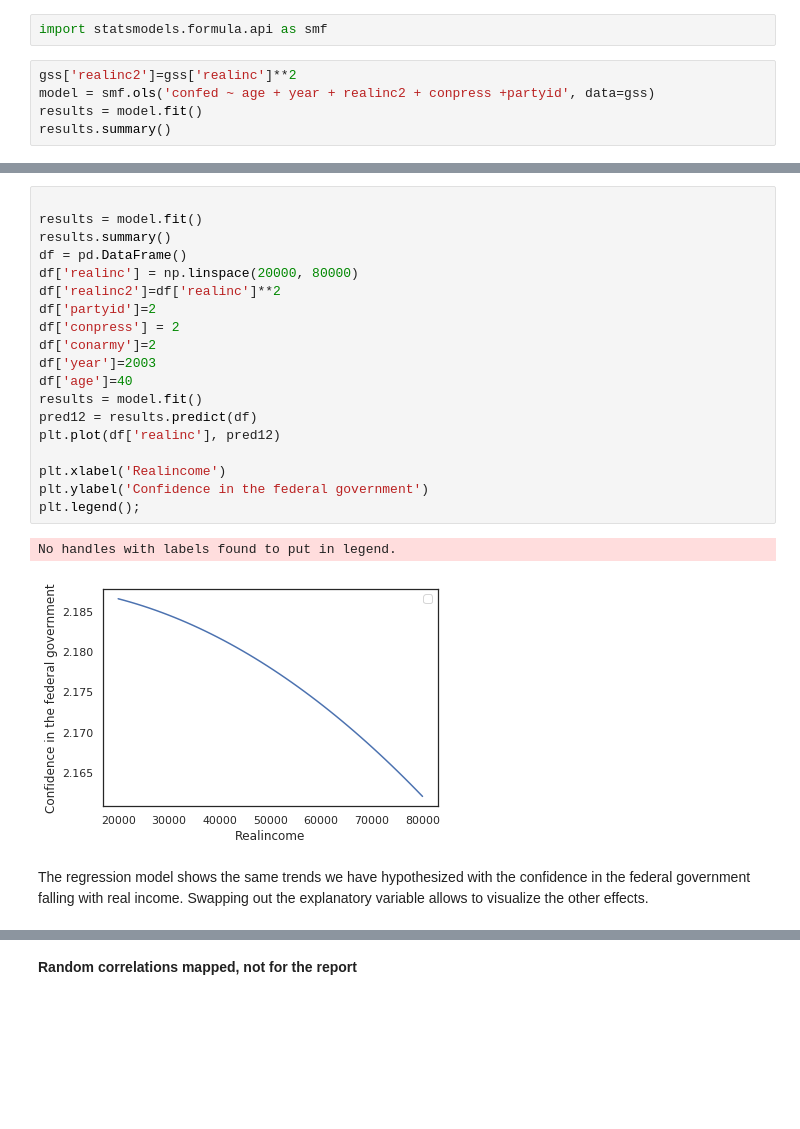
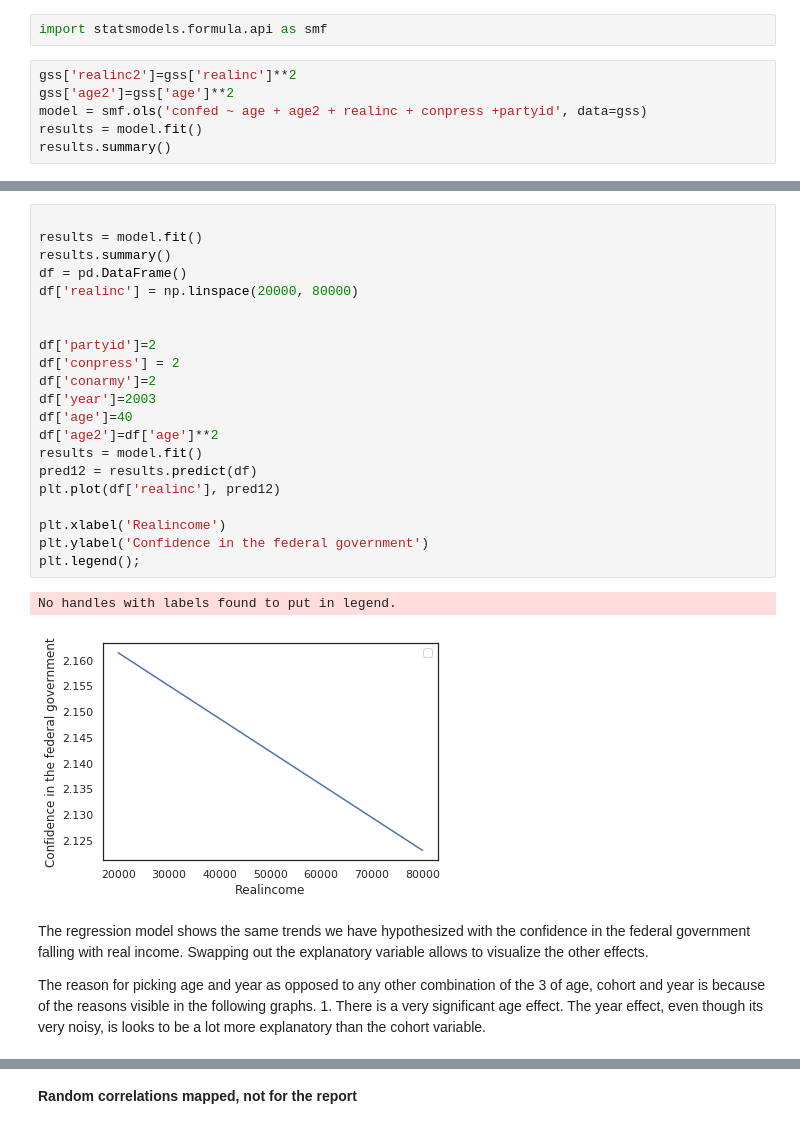
Before and after one commit to ssreekanth2000/project_2, a Jupyter notebook: project02.ipynb, the cells around one changed output, grey strips where cells are left out. Drawn from its saved outputs; the diff is of its cells as text; blank space fills up the shorter version.

```diff
--- a/project02.ipynb
+++ b/project02.ipynb
@@ -264,7 +295,8 @@ Looking at these correlations, the increased trust in the government, particular
 import statsmodels.formula.api as smf
 # %%
 gss['realinc2']=gss['realinc']**2
-model = smf.ols('confed ~ age + year + realinc2 + conpress +partyid', data=gss)
+gss['age2']=gss['age']**2
+model = smf.ols('confed ~ age + age2 + realinc + conpress +partyid', data=gss)
 results = model.fit()
 results.summary()
 # %% [output]
@@ -296,24 +328,28 @@ strong multicollinearity or other numerical problems.
 # %%
 
 results = model.fit()
 results.summary()
 df = pd.DataFrame()
 df['realinc'] = np.linspace(20000, 80000)
-df['realinc2']=df['realinc']**2
+
+
 df['partyid']=2
 df['conpress'] = 2
 df['conarmy']=2
 df['year']=2003
 df['age']=40
+df['age2']=df['age']**2
 results = model.fit()
 pred12 = results.predict(df)
 plt.plot(df['realinc'], pred12)
 
 plt.xlabel('Realincome')
 plt.ylabel('Confidence in the federal government')
 plt.legend();
 # %% [output]
 No handles with labels found to put in legend.
-[figure, old version]
+[figure, new version]
 # %% [markdown]
 The regression model shows the same trends we have hypothesized with the confidence in the federal government falling with real income. Swapping out the explanatory variable allows to visualize the other effects.
+
+The reason for picking age and year as opposed to any other combination of the 3 of age, cohort and year is because of the reasons visible in the following graphs. 1. There is a very significant age effect. The year effect, even though its very noisy, is looks to be a lot more explanatory than the cohort variable.
```
Also changed, not shown: parts of 9 cells of this notebook.
